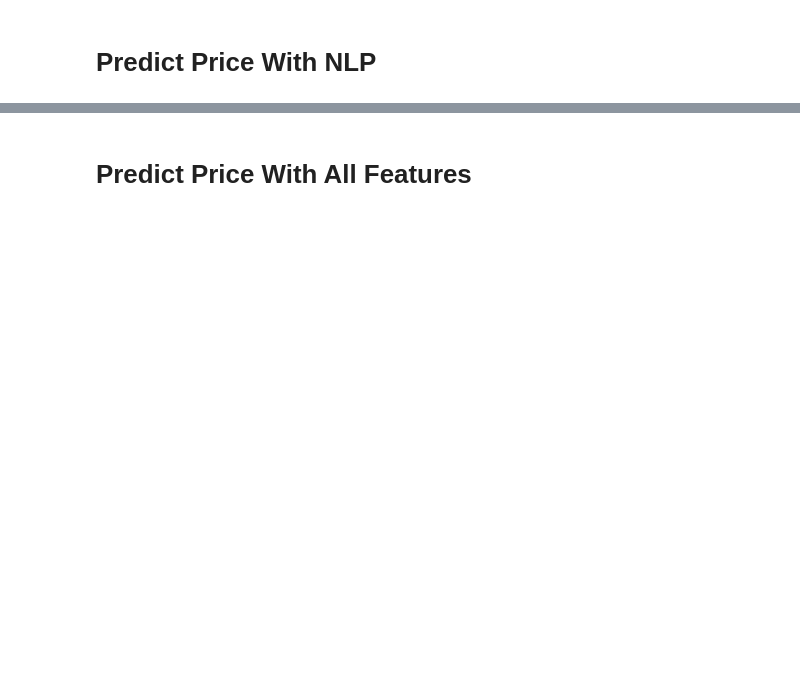
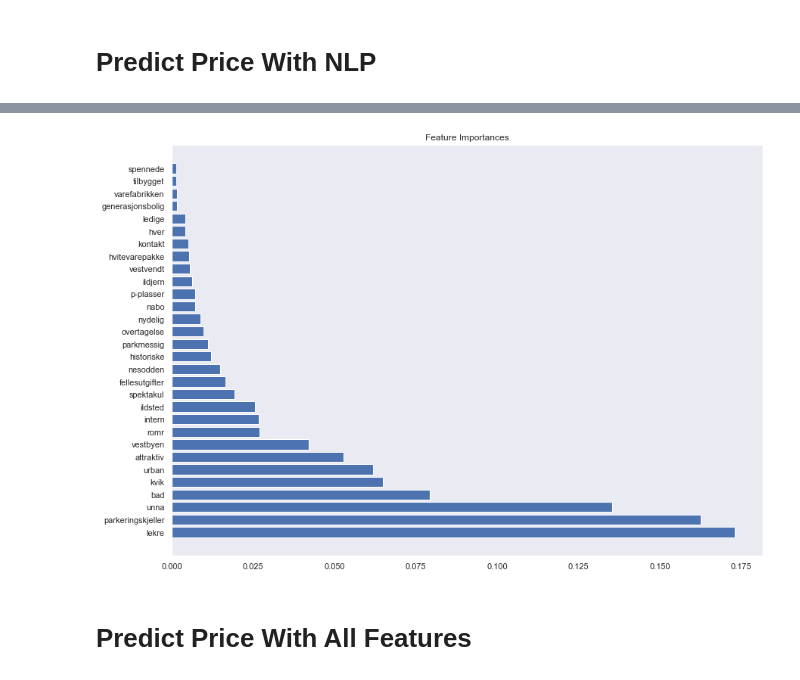
Before and after one commit to rossrco/analyses, a Jupyter notebook: home_oslo_home/modelling.ipynb, the cells around one changed output, grey strips where cells are left out. Cells and saved outputs as stored; diff of their text form; code cells hidden in the pictures; blank space fills up the shorter version.

```diff
--- a/home_oslo_home/modelling.ipynb
+++ b/home_oslo_home/modelling.ipynb
@@ -437,3 +454,13 @@ sns.lineplot(x = 'size', y = 'score', hue = 'type', data = learning_curve_res)
+# %%
+feature_importances = pd.Series(estimator.feature_importances_, index=list(count_vectorizer.vocabulary_.keys()))
+# %%
+to_plot = feature_importances.sort_values(ascending=False)[:30]
+plt.yticks(range(len(to_plot)), to_plot.index)
+plt.title('Feature Importances')
+plt.barh(range(len(to_plot)), to_plot)
+plt.show()
+# %% [output]
+[figure, added]
 # %% [markdown]
 # Predict Price With All Features
 # %%
```
Also changed, not shown: parts of 30 cells of this notebook, 3 other files.
